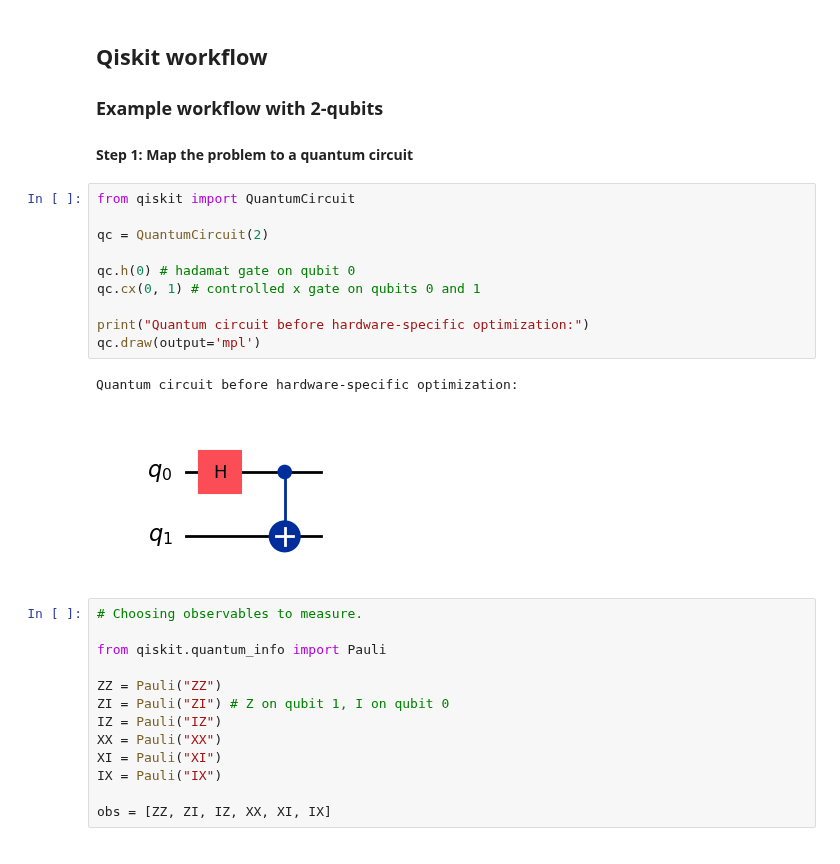
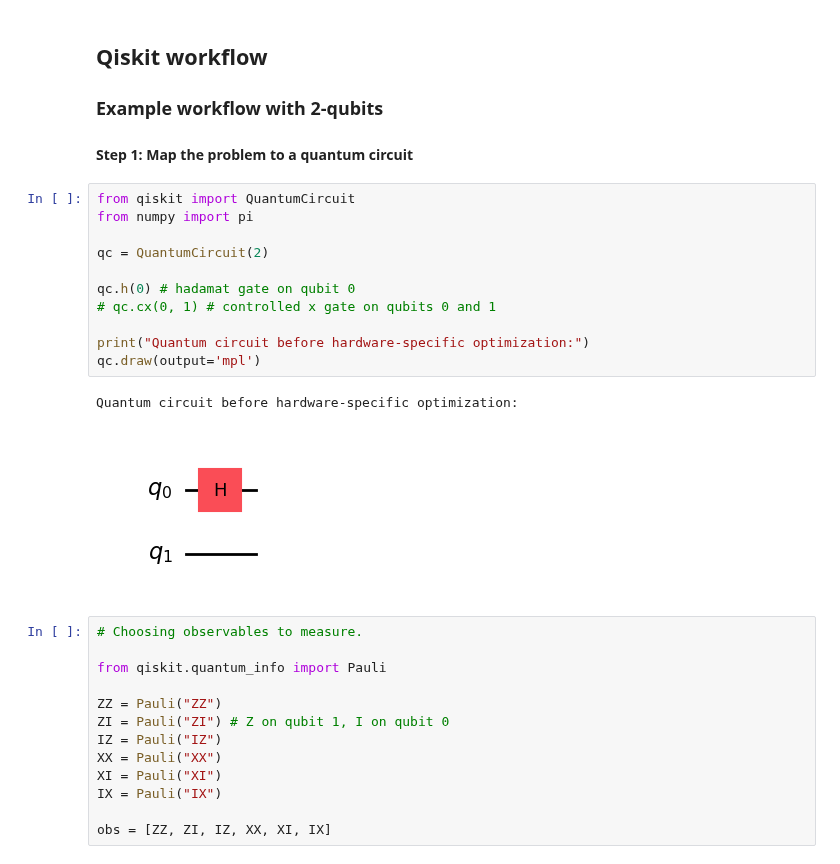
Before and after one commit to Weidsn/Quantum_Computational_Fluid_Dynamics, a Jupyter notebook: Qiskit/Qiskit_Sample_Run.ipynb, the cells around one changed output. Saved outputs shown, nothing was run; the diff lists cells and outputs as text.

```diff
--- a/Qiskit/Qiskit_Sample_Run.ipynb
+++ b/Qiskit/Qiskit_Sample_Run.ipynb
@@ -46,17 +49,18 @@ backend = FakeBrisbane()
 #### Step 1: Map the problem to a quantum circuit
 # %%
 from qiskit import QuantumCircuit
+from numpy import pi
 
 qc = QuantumCircuit(2)
 
 qc.h(0) # hadamat gate on qubit 0
-qc.cx(0, 1) # controlled x gate on qubits 0 and 1
+# qc.cx(0, 1) # controlled x gate on qubits 0 and 1
 
 print("Quantum circuit before hardware-specific optimization:")
 qc.draw(output='mpl')
 # %% [output]
 Quantum circuit before hardware-specific optimization:
-[figure, old version]
+[figure, new version]
 # %%
 # Choosing observables to measure.
 
```
Also changed, not shown: parts of 6 cells of this notebook, 2 other files.
